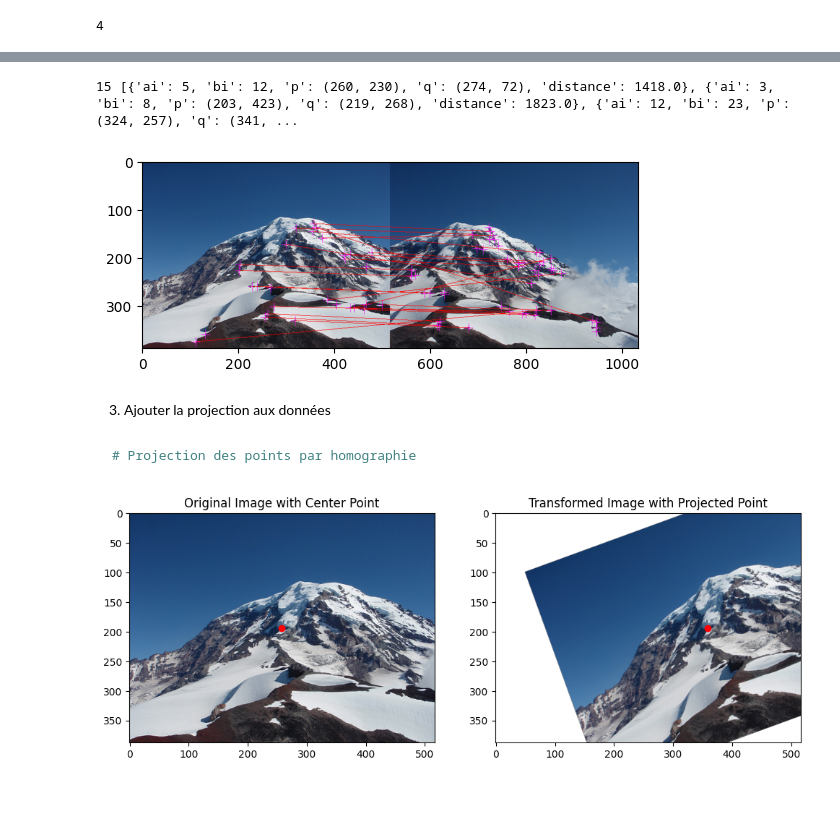
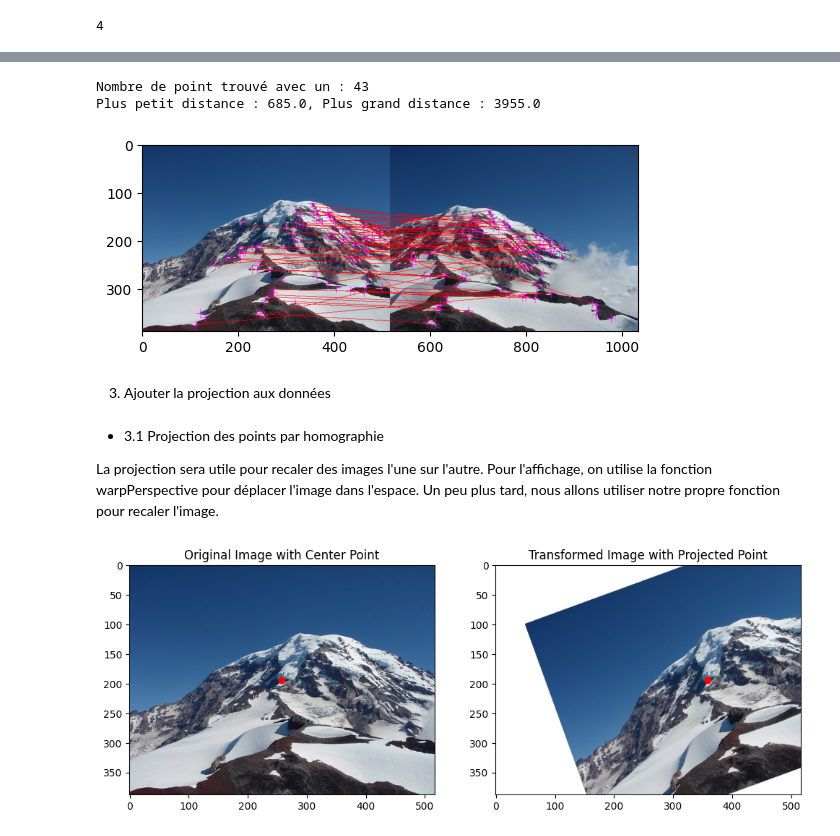
Before and after one commit to FrancoisHUP/TP2_INF889G, a Jupyter notebook: devoir2.ipynb, the cells around one changed output, grey strips where cells are left out. Drawn from its saved outputs; the diff is of its cells as text; code cells hidden in the pictures; blank space fills up the shorter version.

````diff
--- a/devoir2.ipynb
+++ b/devoir2.ipynb
@@ -198,36 +181,28 @@ print(d)
 # %%
-from panorama_image import match_descriptors, harris_corner_detector
+from panorama_image import match_descriptors, harris_corner_detector, find_and_draw_matches
 import imageio
 
-im1 = imageio.v2.imread("data/Rainier1.png")
-im2 = imageio.v2.imread("data/Rainier2.png")
-ad = harris_corner_detector(im1, 2, 0.5, 3)
-bd = harris_corner_detector(im2, 2, 0.5, 3)
+a = imageio.v2.imread("data/Rainier1.png")
+b = imageio.v2.imread("data/Rainier2.png")
+ad = harris_corner_detector(a, 2, 0.5, 3)
+bd = harris_corner_detector(b, 2, 0.5, 3)
 
-# 1. Détection du meilleur pairage de a vers b
-# 2. Éliminer les patchs multiples pour un même descripteur
 m = match_descriptors(ad,bd)
-print(len(m), m)
+print(f"Nombre de point trouvé avec un : {len(m)}")
+print(f"Plus petit distance : {min(item['distance'] for item in m)}, Plus grand distance : {max(item['distance'] for item in m)}")
+
+m = find_and_draw_matches(a,b,sigma=2,thresh=0.4,nms=3)
+plt.imshow(m); plt.show()
 # %% [output]
-15 [{'ai': 5, 'bi': 12, 'p': (260, 230), 'q': (274, 72), 'distance': 1418.0}, {'ai': 3, 'bi': 8, 'p': (203, 423), 'q': (219, 268), 'distance': 1823.0}, {'ai': 12, 'bi': 23, 'p': (324, 257), 'q': (341, ...
+Nombre de point trouvé avec un : 43
+Plus petit distance : 685.0, Plus grand distance : 3955.0
+[figure, added]
-# %%
-import imageio
-import matplotlib.pyplot as plt
-from panorama_image import find_and_draw_matches
-a = imageio.v2.imread("data/Rainier1.png")
-b = imageio.v2.imread("data/Rainier2.png")
-
-# Important : threshold are now in pourcentage
-m = find_and_draw_matches(a,b,sigma=2,thresh=0.4,nms=3)
-plt.imshow(m); plt.show()
-# %% [output]
-[figure, removed]
 # %% [markdown]
 3. Ajouter la projection aux données
-# %% [markdown]
-``` py
-# Projection des points par homographie
-```
+# %% [markdown]
+- 3.1 Projection des points par homographie
+
+La projection sera utile pour recaler des images l'une sur l'autre. Pour l'affichage, on utilise la fonction warpPerspective pour déplacer l'image dans l'espace. Un peu plus tard, nous allons utiliser notre propre fonction pour recaler l'image.
 # %%
 
 from panorama_image import project_point
````
Also changed, not shown: parts of 32 cells of this notebook, 2 other files.
